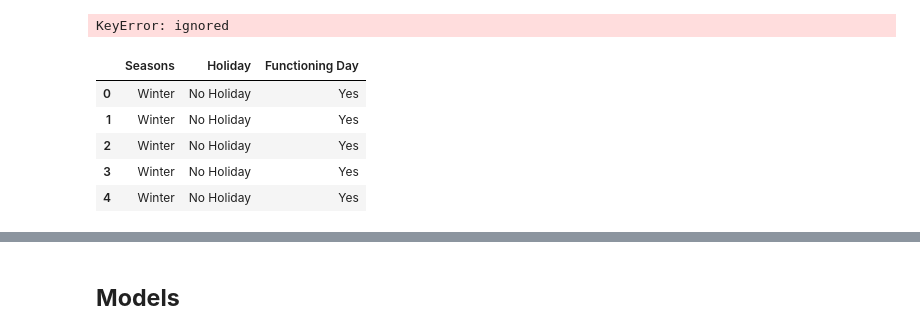
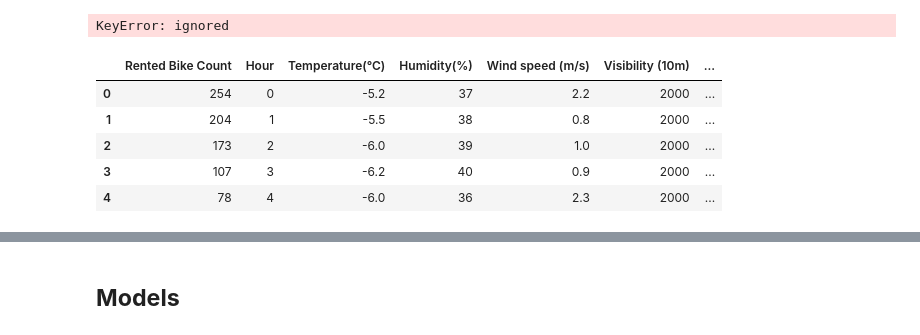
Before and after one commit to Jaypardeshii/Bike-Sharing-Demand-Prediction, a Jupyter notebook: Copy_of_Bike_Sharing_Demand_Prediction_Capstone_Project.ipynb, the cells around one changed output, grey strips where cells are left out. Cells and saved outputs as stored; diff of their text form; code cells hidden in the pictures.

```diff
--- a/Copy_of_Bike_Sharing_Demand_Prediction_Capstone_Project.ipynb
+++ b/Copy_of_Bike_Sharing_Demand_Prediction_Capstone_Project.ipynb
@@ -341,9 +336,37 @@ categorical_features= df_copy.select_dtypes(include='object')
+# %%
+# encoding the season names
+df_copy['Winter'] = np.where(df_copy['Seasons']=='Winter', 1, 0)
+df_copy['Spring'] = np.where(df_copy['Seasons']=='Spring', 1, 0)
+df_copy['Summer'] = np.where(df_copy['Seasons']=='Summer', 1, 0)
+df_copy['Autumn'] = np.where(df_copy['Seasons']=='Autumn', 1, 0)
+
+df_copy.drop(columns=['Seasons'],axis=1,inplace=True)
+
+
+# encoding 'Holiday' column with 0 and 1
+for i in range(len(df_copy['Holiday'])):
+  if df_copy['Holiday'][i] == 'No Holiday':
+    df_copy['Holiday'][i] = 0
+  else:
+    df_copy['Holiday'][i] = 1
+
+
+# encoding 'Functioning Day' column with 0 and 1
+for i in range(len(df_copy['Functioning Day'])):
+  if df_copy['Functioning Day'][i] == 'Yes':
+    df_copy['Functioning Day'][i] = 1
+  else:
+    df_copy['Functioning Day'][i] = 0
+# %%
+# converting object type columns to float
+df_copy['Functioning Day'] = df_copy['Functioning Day'].astype(float)
+df_copy['Holiday'] = df_copy['Holiday'].astype(float)
 # %%
-categorical_features.head()
+df_copy.head()
 # %% [output]
-|  | Seasons | Holiday | Functioning Day |
-| 0 | Winter | No Holiday | Yes |
-| 1 | Winter | No Holiday | Yes |
-| 2 | Winter | No Holiday | Yes |
-| 3 | Winter | No Holiday | Yes |
-| 4 | Winter | No Holiday | Yes |
+|  | Rented Bike Count | Hour | Temperature(°C) | Humidity(%) | Wind speed (m/s) | Visibility (10m) | ... |
+| 0 | 254 | 0 | -5.2 | 37 | 2.2 | 2000 | ... |
+| 1 | 204 | 1 | -5.5 | 38 | 0.8 | 2000 | ... |
+| 2 | 173 | 2 | -6.0 | 39 | 1.0 | 2000 | ... |
+| 3 | 107 | 3 | -6.2 | 40 | 0.9 | 2000 | ... |
+| 4 | 78 | 4 | -6.0 | 36 | 2.3 | 2000 | ... |
```
Also changed, not shown: parts of 17 cells of this notebook.
